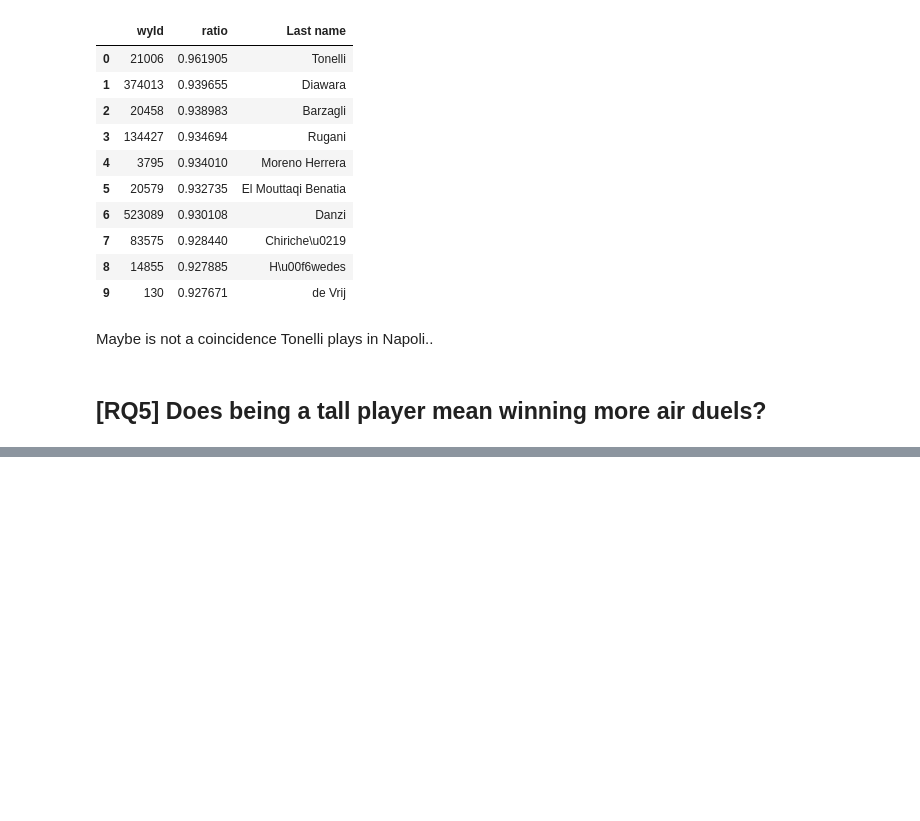
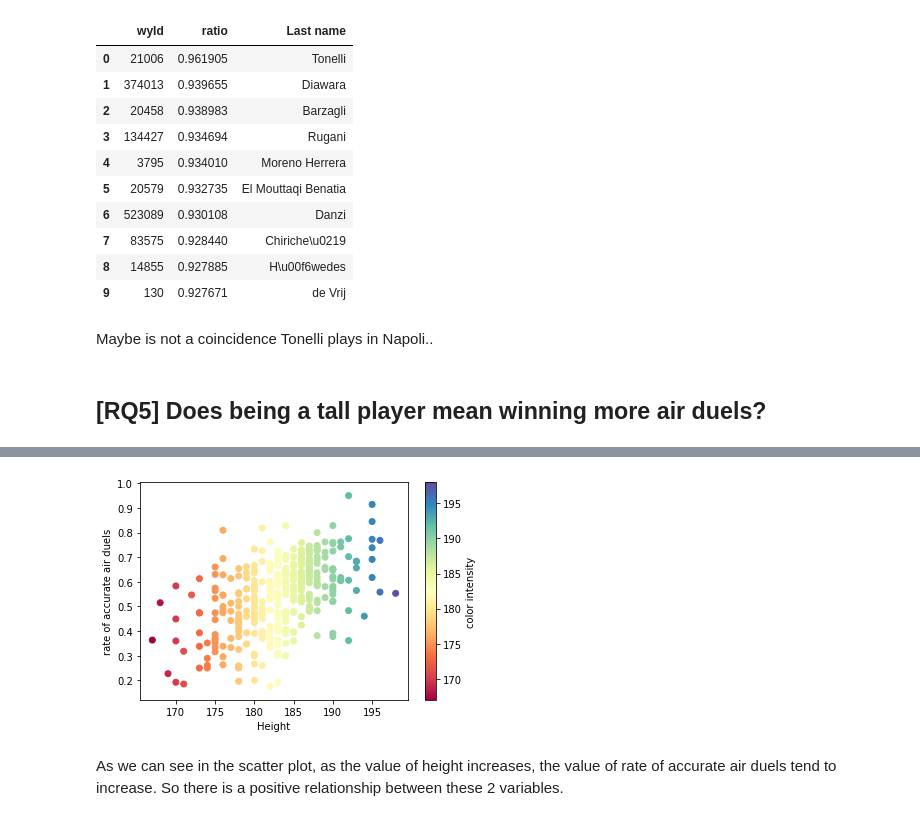
Before and after one commit to DavideZingaro/HW2, a Jupyter notebook: SerieA.ipynb, the cells around one changed output, grey strips where cells are left out. Drawn from its saved outputs; the diff is of its cells as text; code cells hidden in the pictures; blank space fills up the shorter version.

```diff
--- a/SerieA.ipynb
+++ b/SerieA.ipynb
@@ -1237,0 +1286,3 @@ Maybe is not a coincidence Tonelli plays in Napoli..
+# %%
+acc_duel = AirDuels[AirDuels["tags"].apply(lambda x: pd.Series([dict['id'] for dict in x]).eq(1801).any())]
+acc_duel.head()
@@ -1237,0 +1298,3 @@ Maybe is not a coincidence Tonelli plays in Napoli..
+# %%
+duelCount = AirDuels["playerId"].value_counts()
+duelCount.describe()
@@ -1237,0 +1346,4 @@ Maybe is not a coincidence Tonelli plays in Napoli..
+# %%
+duelCount3 = duelCount[duelCount.apply(lambda x : x >19)]
+ratio = (acc_duel["playerId"].value_counts() / duelCount3).sort_values(ascending=[False]).dropna()
+ratio.head()
@@ -1237,0 +1359,3 @@ Maybe is not a coincidence Tonelli plays in Napoli..
+# %%
+info = pd.DataFrame({'wyId' :ratio.index , 'ratio' : ratio.values})
+info.head()
@@ -1237,0 +1391,12 @@ Maybe is not a coincidence Tonelli plays in Napoli..
+# %%
+y = info["ratio"]
+x = info["height"]
+plt.xlabel("Height")
+plt.ylabel("rate of accurate air duels")
+plt.scatter(x,y , c = info["height"], cmap = 'Spectral' )
+cbar = plt.colorbar()
+cbar.set_label('color intensity')
+# %% [output]
+[figure, added]
+# %% [markdown]
+As we can see in the scatter plot, as the value of height increases, the value of rate of accurate air duels tend to increase. So there is a positive relationship between these 2 variables.
```
Also changed, not shown: parts of 45 cells of this notebook.
